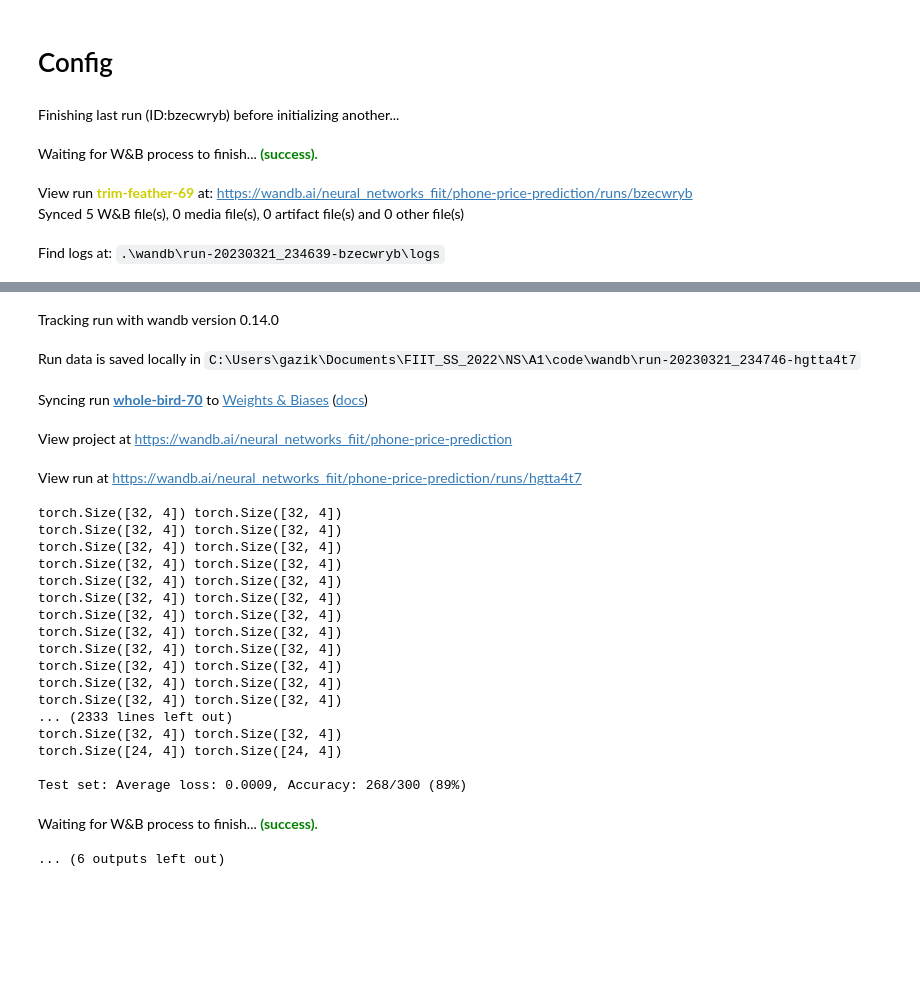
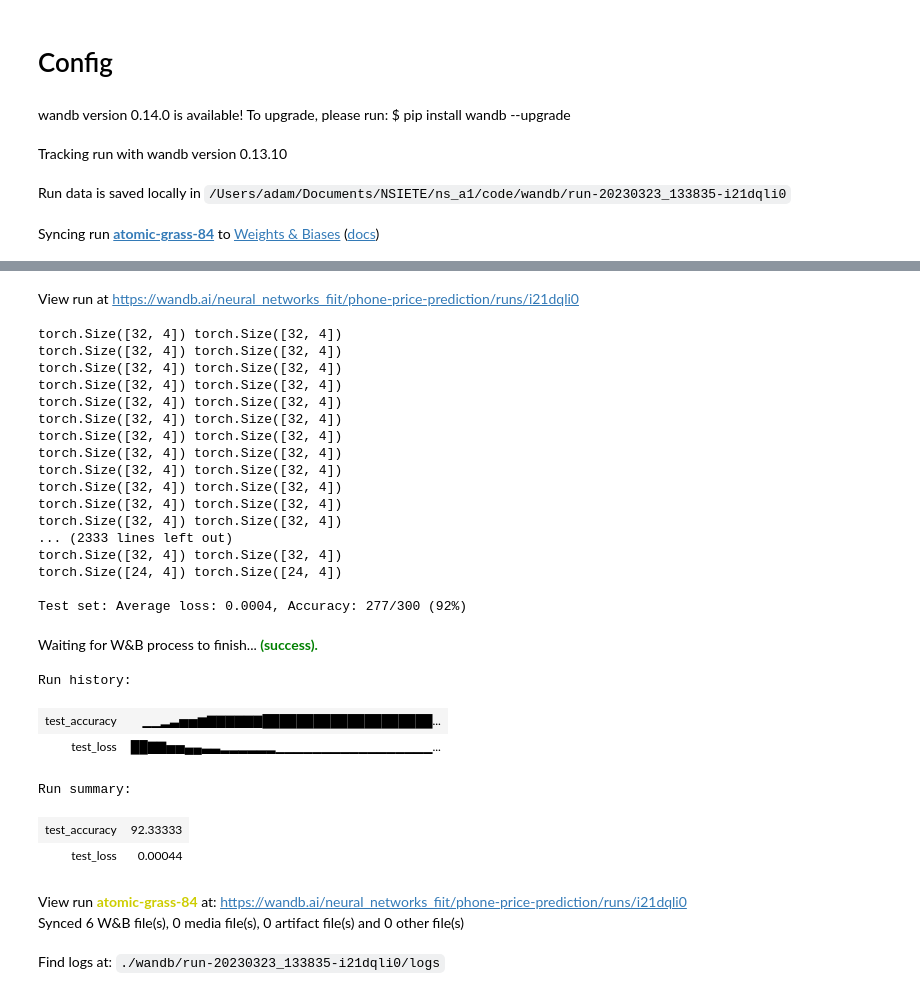
Before and after one commit to andrej-gazik/ns_a1_repo, a Jupyter notebook: code/solution_pytorch.ipynb, the cells around one changed output, grey strips where cells are left out. Cells and saved outputs as stored; diff of their text form; code cells hidden in the pictures; blank space fills up the shorter version.

Commit message:
solution_pytorch.ipynb   - added 2 more optimizers and some config variables for them

```diff
--- a/code/solution_pytorch.ipynb
+++ b/code/solution_pytorch.ipynb
@@ -164,8 +164,12 @@ config = wandb.config  # Initialize config
 config.batch_size = 32          # input batch size for training (default: 64)
 config.test_batch_size = 64    # input batch size for testing (default: 1000)
 config.epochs = 50             # number of epochs to train (default: 10)
-config.lr = 0.1               # learning rate (default: 0.01)
-config.momentum = 0.1          # SGD momentum (default: 0.5)
+config.lr = 0.001               # learning rate (default: 0.01)
+config.momentum = 0.1           # SGD momentum (default: 0.5)
+config.beta1 = 0.9
+config.beta2 = 0.999
+config.epsilon = 1e-08
+config.rho = 0.9
 # config.no_cuda = True         # disables CUDA training
 config.seed = 42               # random seed (default: 42)
 config.log_interval = 10
@@ -189,7 +193,9 @@ model = FFNN().to(device)
 
 loss = nn.MSELoss()
 
-optimizer = optim.SGD(model.parameters(), lr=config.lr, momentum=config.momentum)
+#optimizer = optim.SGD(model.parameters(), lr=config.lr, momentum=config.momentum)
+#optimizer = optim.RMSprop(model.parameters(), lr=config.lr, eps=config.epsilon, alpha=config.rho, momentum=config.momentum)
+optimizer = optim.Adam(model.parameters(), lr=config.lr, betas=(config.beta1, config.beta2), eps=config.epsilon)
 
 # wandb.watch(model, log="all")
 
@@ -199,8 +205,7 @@ for epoch in range(1, config.epochs + 1):
 
 wandb.finish()
 # %% [output]
-Finishing last run (ID:bzecwryb) before initializing another...
+wandb version 0.14.0 is available! To upgrade, please run: $ pip install wandb --upgrade
-Waiting for W&B process to finish... (success).
+Tracking run with wandb version 0.13.10
-View run trim-feather-69 at: https://wandb.ai/neural_networks_fiit/phone-price-prediction/runs/bzecwryb
-Synced 5 W&B file(s), 0 media file(s), 0 artifact file(s) and 0 other file(s)
+Run data is saved locally in /Users/adam/Documents/NSIETE/ns_a1/code/wandb/run-20230323_133835-i21dqli0
-Find logs at: .\wandb\run-20230321_234639-bzecwryb\logs
+Syncing run atomic-grass-84 to Weights & Biases (docs)
@@ -208,24 +213,28 @@ Successfully finished last run (ID:bzecwryb). Initializing new run:
-Tracking run with wandb version 0.14.0
+View run at https://wandb.ai/neural_networks_fiit/phone-price-prediction/runs/i21dqli0
+torch.Size([32, 4]) torch.Size([32, 4])
+torch.Size([32, 4]) torch.Size([32, 4])
+torch.Size([32, 4]) torch.Size([32, 4])
+torch.Size([32, 4]) torch.Size([32, 4])
+torch.Size([32, 4]) torch.Size([32, 4])
+torch.Size([32, 4]) torch.Size([32, 4])
+torch.Size([32, 4]) torch.Size([32, 4])
+torch.Size([32, 4]) torch.Size([32, 4])
+torch.Size([32, 4]) torch.Size([32, 4])
+torch.Size([32, 4]) torch.Size([32, 4])
+torch.Size([32, 4]) torch.Size([32, 4])
+torch.Size([32, 4]) torch.Size([32, 4])
+... (2333 lines left out)
+torch.Size([32, 4]) torch.Size([32, 4])
+torch.Size([24, 4]) torch.Size([24, 4])
+
+Test set: Average loss: 0.0004, Accuracy: 277/300 (92%)
-Run data is saved locally in C:\Users\gazik\Documents\FIIT_SS_2022\NS\A1\code\wandb\run-20230321_234746-hgtta4t7
+Waiting for W&B process to finish... (success).
+Run history:
+| test_accuracy | ▁▁▂▃▅▅▆▇▇▇▇▇▇████████████████████... |
+| test_loss | ██▇▇▅▅▄▄▃▃▂▂▂▂▂▂▁▁▁▁▁▁▁▁▁▁▁▁▁▁▁▁▁... |
+Run summary:
+| test_accuracy | 92.33333 |
+| test_loss | 0.00044 |
-Syncing run whole-bird-70 to Weights & Biases (docs)
+View run atomic-grass-84 at: https://wandb.ai/neural_networks_fiit/phone-price-prediction/runs/i21dqli0
+Synced 6 W&B file(s), 0 media file(s), 0 artifact file(s) and 0 other file(s)
-View project at https://wandb.ai/neural_networks_fiit/phone-price-prediction
+Find logs at: ./wandb/run-20230323_133835-i21dqli0/logs
-View run at https://wandb.ai/neural_networks_fiit/phone-price-prediction/runs/hgtta4t7
-torch.Size([32, 4]) torch.Size([32, 4])
-torch.Size([32, 4]) torch.Size([32, 4])
-torch.Size([32, 4]) torch.Size([32, 4])
-torch.Size([32, 4]) torch.Size([32, 4])
-torch.Size([32, 4]) torch.Size([32, 4])
-torch.Size([32, 4]) torch.Size([32, 4])
-torch.Size([32, 4]) torch.Size([32, 4])
-torch.Size([32, 4]) torch.Size([32, 4])
-torch.Size([32, 4]) torch.Size([32, 4])
-torch.Size([32, 4]) torch.Size([32, 4])
-torch.Size([32, 4]) torch.Size([32, 4])
-torch.Size([32, 4]) torch.Size([32, 4])
-... (2333 lines left out)
-torch.Size([32, 4]) torch.Size([32, 4])
-torch.Size([24, 4]) torch.Size([24, 4])
-
-Test set: Average loss: 0.0009, Accuracy: 268/300 (89%)
-Waiting for W&B process to finish... (success).
-... (6 outputs left out)
```
Also changed, not shown: parts of 1 cell of this notebook.
